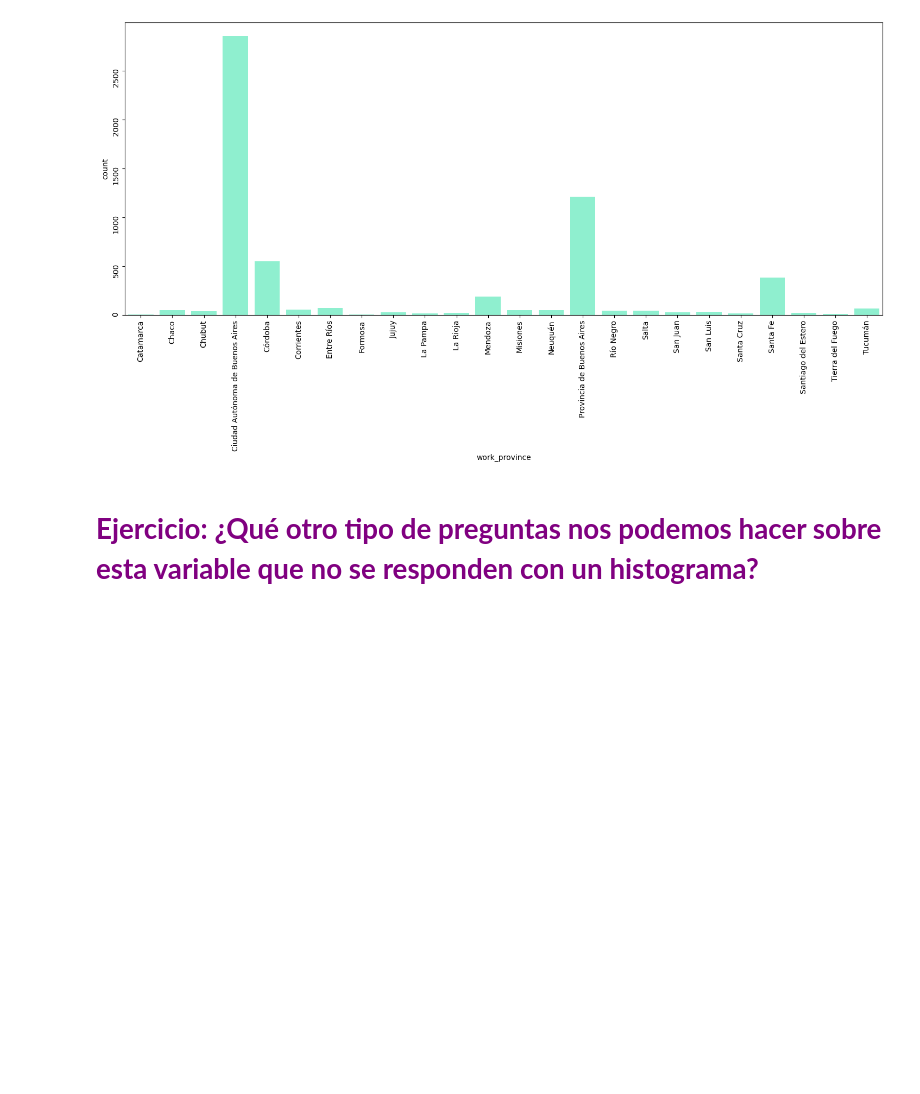
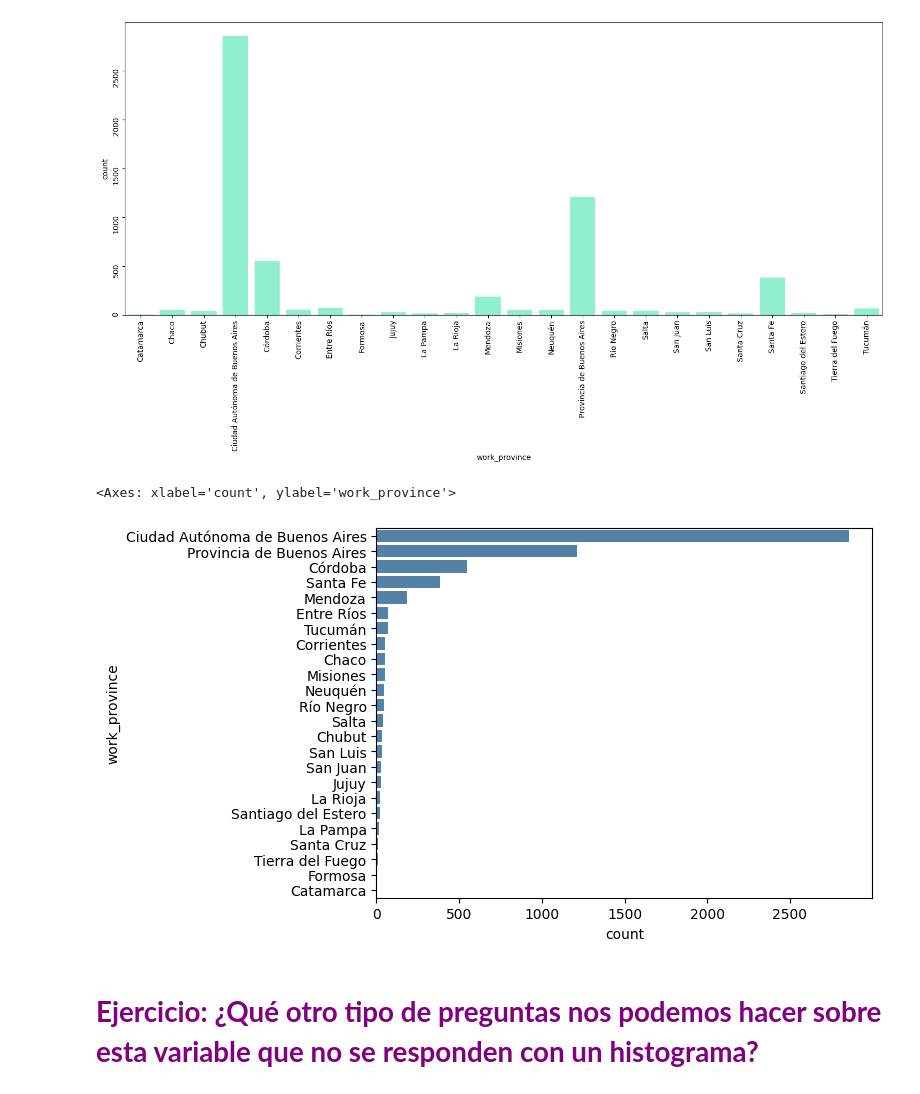
Before and after one commit to hernanmartinezrivero/Machine-Learning-Tips, a Jupyter notebook: 01_Probabilidad.ipynb, the cells around one changed output. Saved outputs shown, nothing was run; the diff lists cells and outputs as text; code cells hidden in the pictures; blank space fills up the shorter version.

```diff
--- a/01_Probabilidad.ipynb
+++ b/01_Probabilidad.ipynb
@@ -119,6 +124,11 @@ seaborn.countplot(x=df.work_province, color ='aquamarine' )
 plt.tick_params(labelrotation=90)
 # %% [output]
 [figure]
+# %%
+seaborn.countplot(y=df.work_province, color='steelblue', order = df.work_province.value_counts().index )
+# %% [output]
+<Axes: xlabel='count', ylabel='work_province'>
+[figure, added]
 # %% [markdown]
 # **<font color='purple'>Ejercicio: ¿Qué otro tipo de preguntas nos podemos hacer sobre esta variable que no se responden con un histograma?**
 # %% [markdown]
```
Also changed, not shown: parts of 1 cell of this notebook.
